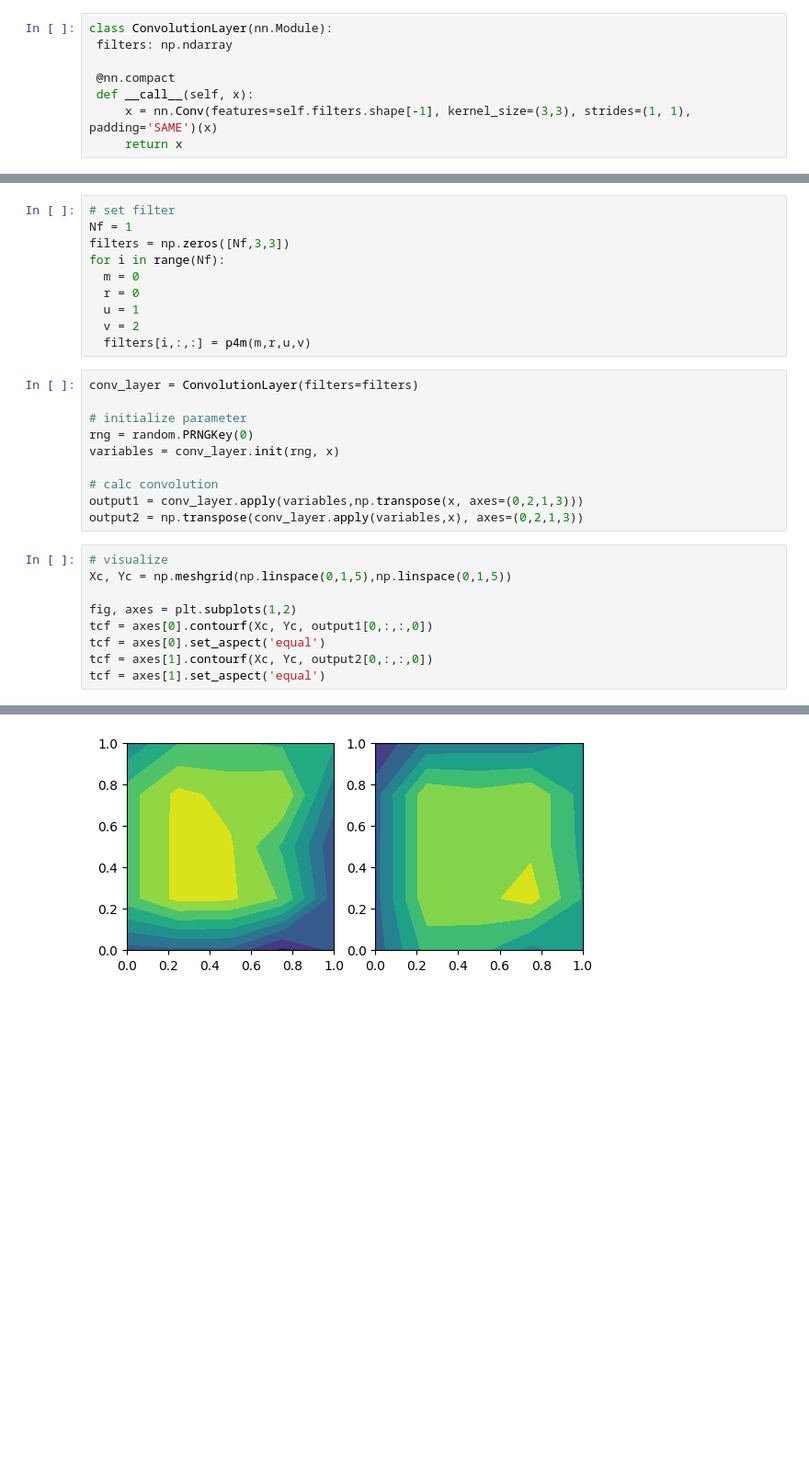
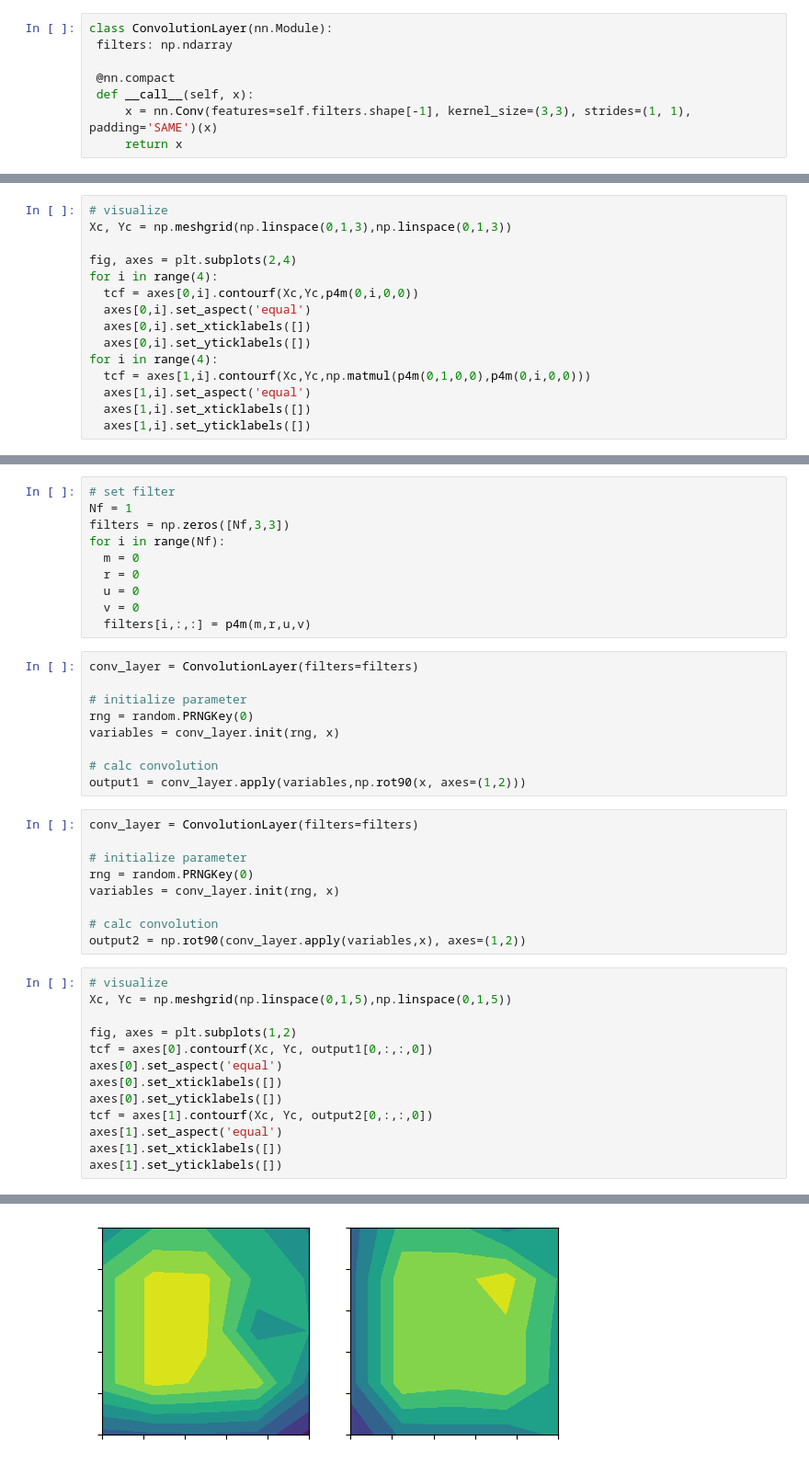
Before and after one commit to htymjun/da-sr, a Jupyter notebook: sr.ipynb, the cells around one changed output, grey strips where cells are left out. Shown: that part at 92% size. Saved outputs shown, nothing was run; the diff lists cells and outputs as text; blank space fills up the shorter version.

```diff
--- a/sr.ipynb
+++ b/sr.ipynb
@@ -75,3 +78,18 @@ def p4m(m,r,u,v):
       [            np.sin(theta),            np.cos(theta),   v],
       [                     0.e0,                     0.e0,1.e0]]
   return g
+# %%
+# visualize
+Xc, Yc = np.meshgrid(np.linspace(0,1,3),np.linspace(0,1,3))
+
+fig, axes = plt.subplots(2,4)
+for i in range(4):
+  tcf = axes[0,i].contourf(Xc,Yc,p4m(0,i,0,0))
+  axes[0,i].set_aspect('equal')
+  axes[0,i].set_xticklabels([])
+  axes[0,i].set_yticklabels([])
+for i in range(4):
+  tcf = axes[1,i].contourf(Xc,Yc,np.matmul(p4m(0,1,0,0),p4m(0,i,0,0)))
+  axes[1,i].set_aspect('equal')
+  axes[1,i].set_xticklabels([])
+  axes[1,i].set_yticklabels([])
@@ -82,8 +102,8 @@ filters = np.zeros([Nf,3,3])
 for i in range(Nf):
   m = 0
   r = 0
-  u = 1
-  v = 2
+  u = 0
+  v = 0
   filters[i,:,:] = p4m(m,r,u,v)
 # %%
 conv_layer = ConvolutionLayer(filters=filters)
@@ -93,15 +113,27 @@ rng = random.PRNGKey(0)
 variables = conv_layer.init(rng, x)
 
 # calc convolution
-output1 = conv_layer.apply(variables,np.transpose(x, axes=(0,2,1,3)))
-output2 = np.transpose(conv_layer.apply(variables,x), axes=(0,2,1,3))
+output1 = conv_layer.apply(variables,np.rot90(x, axes=(1,2)))
+# %%
+conv_layer = ConvolutionLayer(filters=filters)
+
+# initialize parameter
+rng = random.PRNGKey(0)
+variables = conv_layer.init(rng, x)
+
+# calc convolution
+output2 = np.rot90(conv_layer.apply(variables,x), axes=(1,2))
 # %%
 # visualize
 Xc, Yc = np.meshgrid(np.linspace(0,1,5),np.linspace(0,1,5))
 
 fig, axes = plt.subplots(1,2)
 tcf = axes[0].contourf(Xc, Yc, output1[0,:,:,0])
-tcf = axes[0].set_aspect('equal')
+axes[0].set_aspect('equal')
+axes[0].set_xticklabels([])
+axes[0].set_yticklabels([])
 tcf = axes[1].contourf(Xc, Yc, output2[0,:,:,0])
-tcf = axes[1].set_aspect('equal')
+axes[1].set_aspect('equal')
+axes[1].set_xticklabels([])
+axes[1].set_yticklabels([])
 # %% [output]
@@ -108 +146 @@ tcf = axes[1].set_aspect('equal')
-[figure, old version]
+[figure, new version]
```
Also changed, not shown: parts of 4 cells of this notebook.
